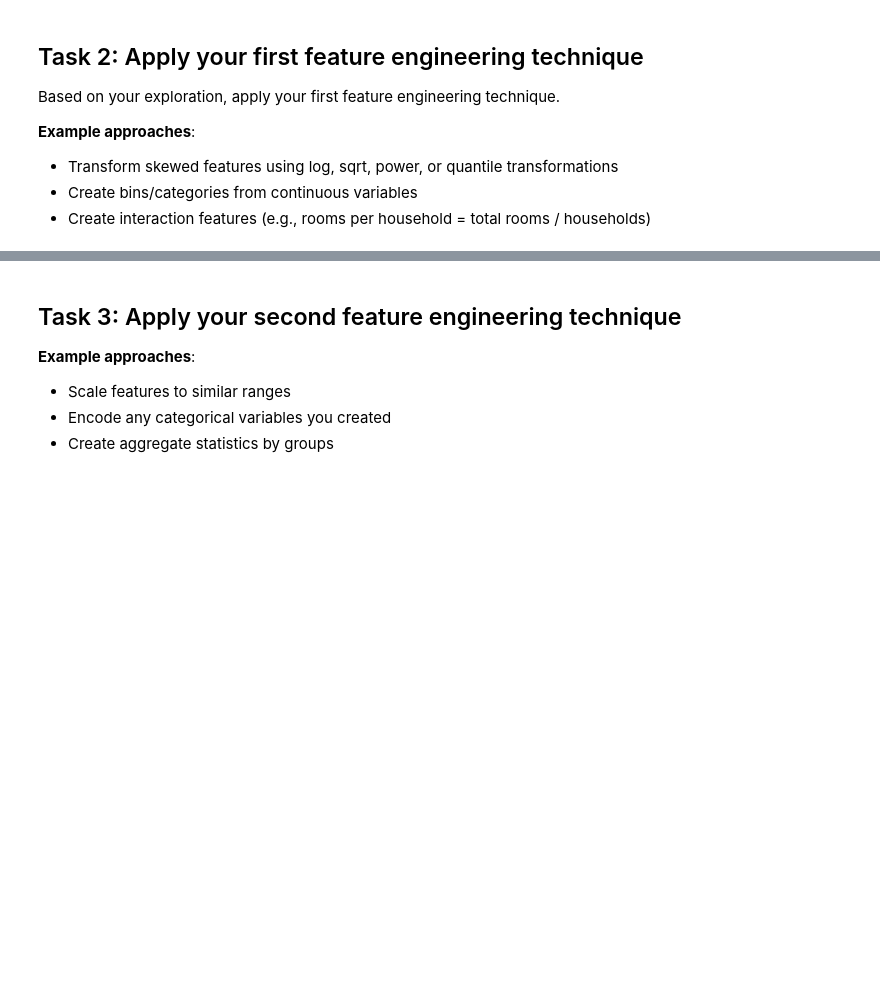
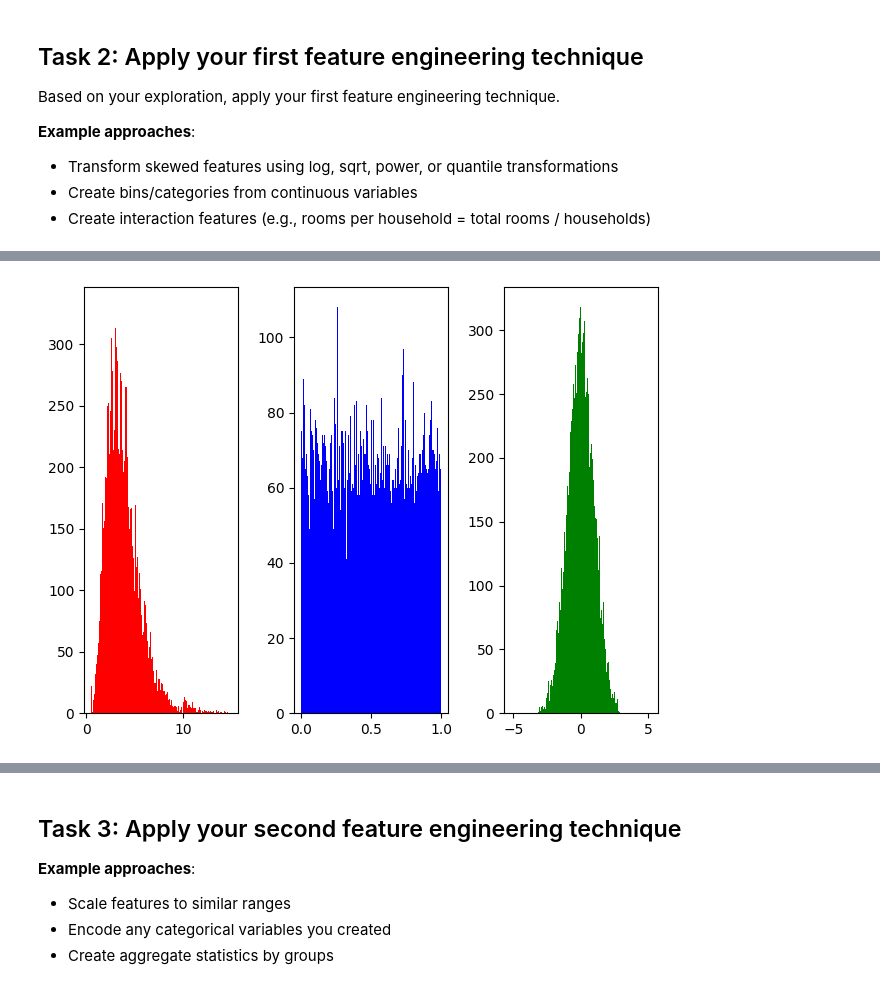
Before and after one commit to kebo0267/AI_ML_Classwork, a Jupyter notebook: Activity/Lesson_16_activity.ipynb, the cells around one changed output, grey strips where cells are left out. Cells and saved outputs as stored; diff of their text form; code cells hidden in the pictures; blank space fills up the shorter version.

```diff
--- a/Activity/Lesson_16_activity.ipynb
+++ b/Activity/Lesson_16_activity.ipynb
@@ -56,0 +129,16 @@ Based on your exploration, apply your first feature engineering technique.
+# %%
+xformer = QuantileTransformer()
+xformer2 = QuantileTransformer(output_distribution="normal")
+
+transformed = xformer.fit_transform(housing_df[[feature]])
+transformed2 = xformer2.fit_transform(housing_df[[feature]])
+fig, axes = plt.subplots(1,3)
+
+axes[0].hist(housing_df[feature],bins=300,color="red")
+axes[1].hist(transformed,bins=300,color="blue")
+axes[2].hist(transformed2,bins=300,color="green")
+
+plt.tight_layout()
+plt.show()
+# %% [output]
+[figure, added]
```
Also changed, not shown: parts of 9 cells of this notebook.
